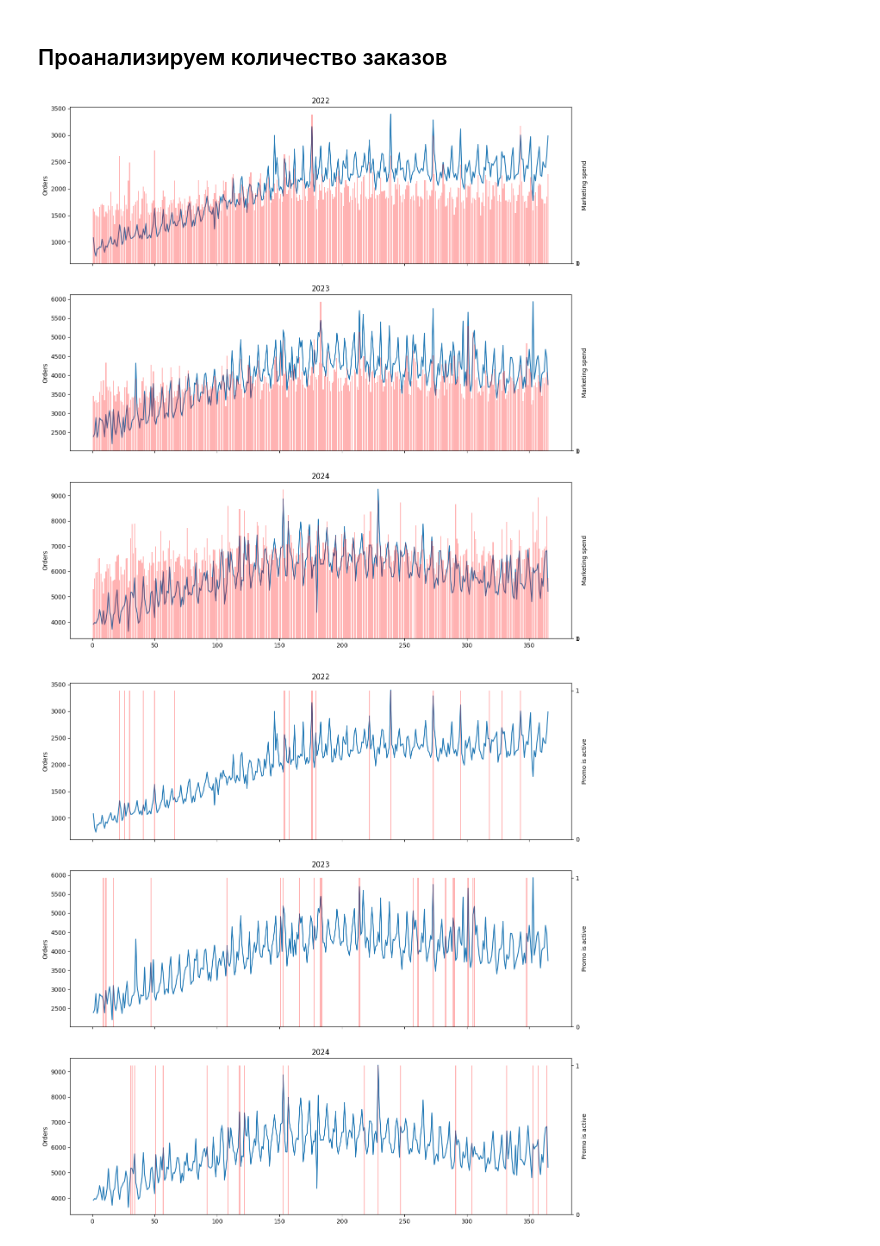
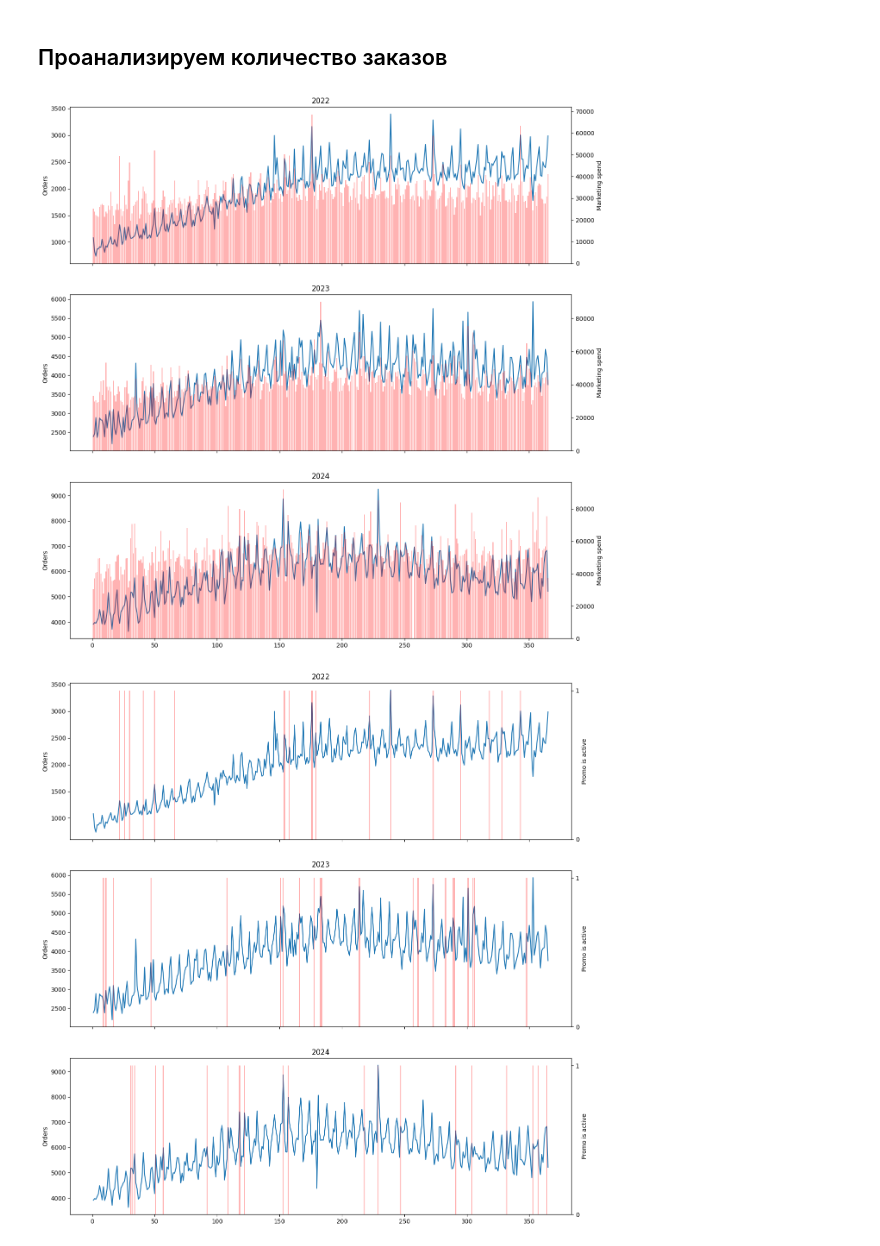
Before and after one commit to Sordid-Slug/test_ozon, a Jupyter notebook: model/forecast.ipynb, the cells around one changed output. Cells and saved outputs as stored; diff of their text form; code cells hidden in the pictures.

```diff
--- a/model/forecast.ipynb
+++ b/model/forecast.ipynb
@@ -149,7 +149,6 @@ for i, year in enumerate(years):
         color='red',
     )
     ax2.set_ylabel('Marketing spend')
-    ax2.set_yticks([0, 1])
 
 plt.xlabel('День в году')
 plt.show()
@@ -216,31 +213,30 @@ df.loc[
 # %%
 fig, axes = plt.subplots(3, 1, figsize=(15, 16), sharex=True)
 
 for i, year in enumerate(years):
     ax = axes[i]
     sub = df[df.year == year]
 
     ax.plot(
         sub.day_of_year,
         sub.orders,
     )
     ax.set_title(year)
     ax.set_ylabel('Orders')
 
     ax2 = ax.twinx()
     ax2.bar(
         sub.day_of_year,
         sub.marketing_spend,
         alpha=0.3,
         color='red',
     )
     ax2.set_ylabel('Marketing spend')
-    ax2.set_yticks([0, 1])
 
 plt.xlabel('День в году')
 plt.show()
 # %% [output]
-[figure, old version]
+[figure, new version]
 # %%
 fig, axes = plt.subplots(3, 1, figsize=(15, 16), sharex=True)
 
```
Also changed, not shown: parts of 12 cells of this notebook.
